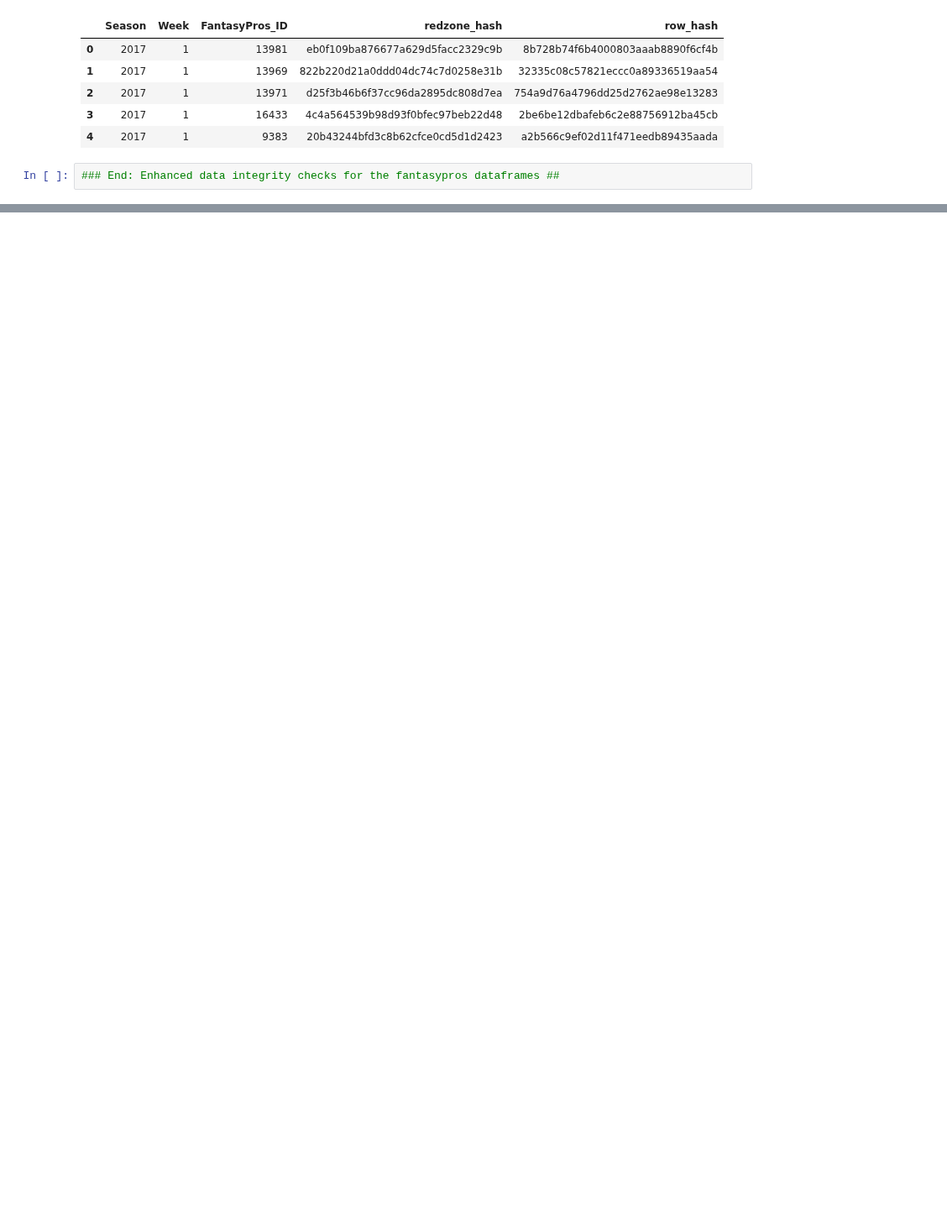
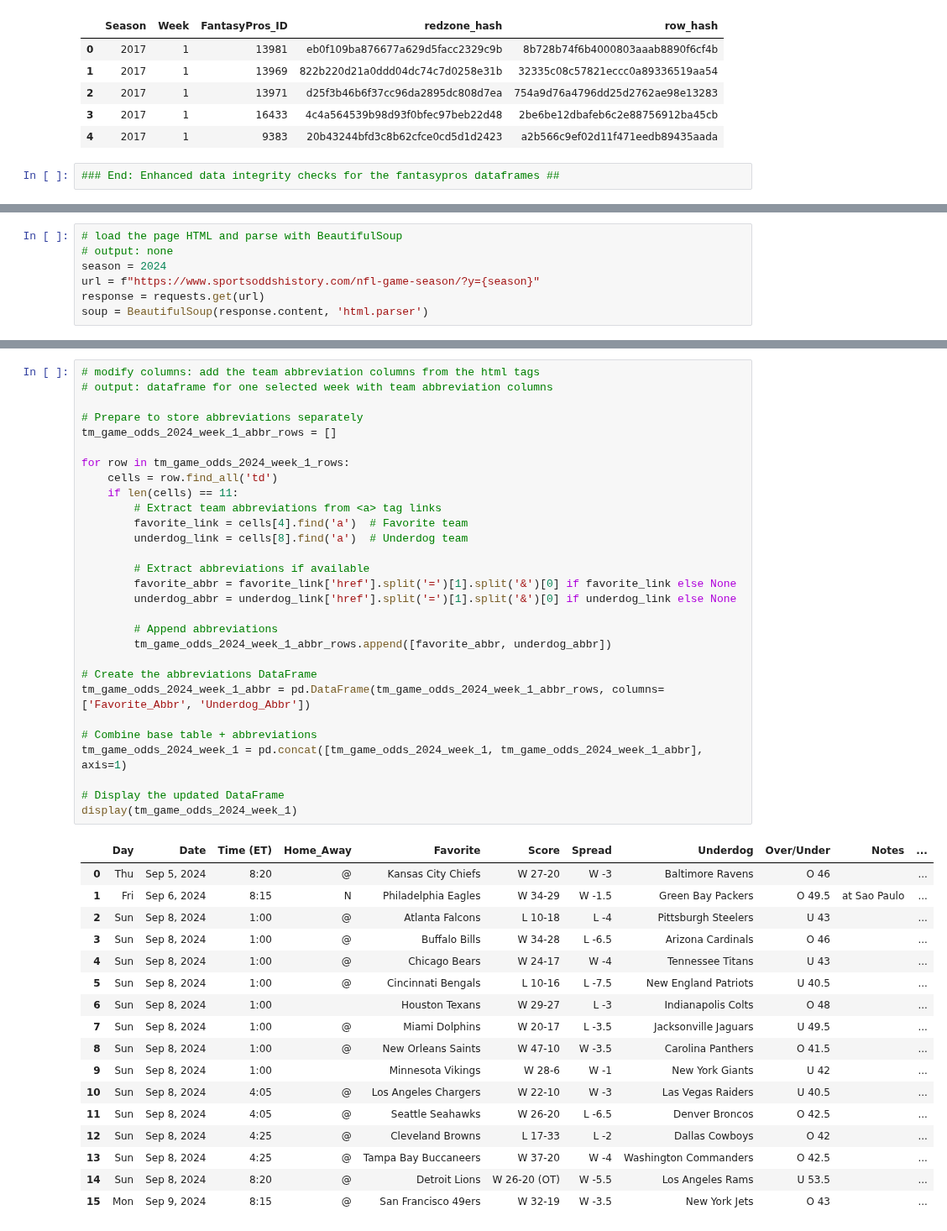
Before and after one commit to ARCtechmo/fanfav, a Jupyter notebook: wr_df.ipynb, the cells around one changed output, grey strips where cells are left out. Shown at 84% size. Saved outputs shown, nothing was run; the diff lists cells and outputs as text; blank space fills up the shorter version.

Commit message:
built dataframe for team regular season odds and lines

```diff
--- a/wr_df.ipynb
+++ b/wr_df.ipynb
@@ -2296,0 +2317,7 @@ display(comparison_df_redzone.head())
+# %%
+# load the page HTML and parse with BeautifulSoup
+# output: none
+season = 2024
+url = f"https://www.sportsoddshistory.com/nfl-game-season/?y={season}"
+response = requests.get(url)
+soup = BeautifulSoup(response.content, 'html.parser')
@@ -2296,0 +2373,47 @@ display(comparison_df_redzone.head())
+# %%
+# modify columns: add the team abbreviation columns from the html tags
+# output: dataframe for one selected week with team abbreviation columns
+
+# Prepare to store abbreviations separately
+tm_game_odds_2024_week_1_abbr_rows = []
+
+for row in tm_game_odds_2024_week_1_rows:
+    cells = row.find_all('td')
+    if len(cells) == 11:
+        # Extract team abbreviations from <a> tag links
+        favorite_link = cells[4].find('a')  # Favorite team
+        underdog_link = cells[8].find('a')  # Underdog team
+
+        # Extract abbreviations if available
+        favorite_abbr = favorite_link['href'].split('=')[1].split('&')[0] if favorite_link else None
+        underdog_abbr = underdog_link['href'].split('=')[1].split('&')[0] if underdog_link else None
+
+        # Append abbreviations
+        tm_game_odds_2024_week_1_abbr_rows.append([favorite_abbr, underdog_abbr])
+
+# Create the abbreviations DataFrame
+tm_game_odds_2024_week_1_abbr = pd.DataFrame(tm_game_odds_2024_week_1_abbr_rows, columns=['Favorite_Abbr', 'Underdog_Abbr'])
+
+# Combine base table + abbreviations
+tm_game_odds_2024_week_1 = pd.concat([tm_game_odds_2024_week_1, tm_game_odds_2024_week_1_abbr], axis=1)
+
+# Display the updated DataFrame
+display(tm_game_odds_2024_week_1)
+# %% [output]
+|  | Day | Date | Time (ET) | Home_Away | Favorite | Score | Spread | Underdog | Over/Under | Notes | ... |
+| 0 | Thu | Sep 5, 2024 | 8:20 | @ | Kansas City Chiefs | W 27-20 | W -3 | Baltimore Ravens | O 46 |  | ... |
+| 1 | Fri | Sep 6, 2024 | 8:15 | N | Philadelphia Eagles | W 34-29 | W -1.5 | Green Bay Packers | O 49.5 | at Sao Paulo | ... |
+| 2 | Sun | Sep 8, 2024 | 1:00 | @ | Atlanta Falcons | L 10-18 | L -4 | Pittsburgh Steelers | U 43 |  | ... |
+| 3 | Sun | Sep 8, 2024 | 1:00 | @ | Buffalo Bills | W 34-28 | L -6.5 | Arizona Cardinals | O 46 |  | ... |
+| 4 | Sun | Sep 8, 2024 | 1:00 | @ | Chicago Bears | W 24-17 | W -4 | Tennessee Titans | U 43 |  | ... |
+| 5 | Sun | Sep 8, 2024 | 1:00 | @ | Cincinnati Bengals | L 10-16 | L -7.5 | New England Patriots | U 40.5 |  | ... |
+| 6 | Sun | Sep 8, 2024 | 1:00 |  | Houston Texans | W 29-27 | L -3 | Indianapolis Colts | O 48 |  | ... |
+| 7 | Sun | Sep 8, 2024 | 1:00 | @ | Miami Dolphins | W 20-17 | L -3.5 | Jacksonville Jaguars | U 49.5 |  | ... |
+| 8 | Sun | Sep 8, 2024 | 1:00 | @ | New Orleans Saints | W 47-10 | W -3.5 | Carolina Panthers | O 41.5 |  | ... |
+| 9 | Sun | Sep 8, 2024 | 1:00 |  | Minnesota Vikings | W 28-6 | W -1 | New York Giants | U 42 |  | ... |
+| 10 | Sun | Sep 8, 2024 | 4:05 | @ | Los Angeles Chargers | W 22-10 | W -3 | Las Vegas Raiders | U 40.5 |  | ... |
+| 11 | Sun | Sep 8, 2024 | 4:05 | @ | Seattle Seahawks | W 26-20 | L -6.5 | Denver Broncos | O 42.5 |  | ... |
+| 12 | Sun | Sep 8, 2024 | 4:25 | @ | Cleveland Browns | L 17-33 | L -2 | Dallas Cowboys | O 42 |  | ... |
+| 13 | Sun | Sep 8, 2024 | 4:25 | @ | Tampa Bay Buccaneers | W 37-20 | W -4 | Washington Commanders | O 42.5 |  | ... |
+| 14 | Sun | Sep 8, 2024 | 8:20 | @ | Detroit Lions | W 26-20 (OT) | W -5.5 | Los Angeles Rams | U 53.5 |  | ... |
+| 15 | Mon | Sep 9, 2024 | 8:15 | @ | San Francisco 49ers | W 32-19 | W -3.5 | New York Jets | O 43 |  | ... |
```
Also changed, not shown: parts of 20 cells of this notebook.
